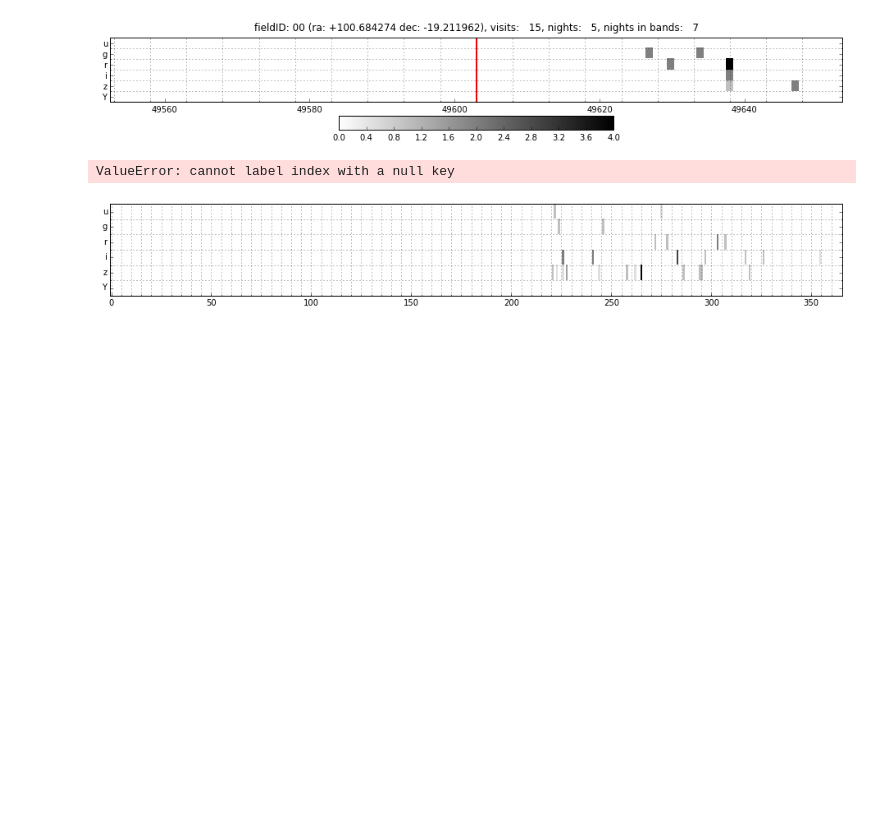
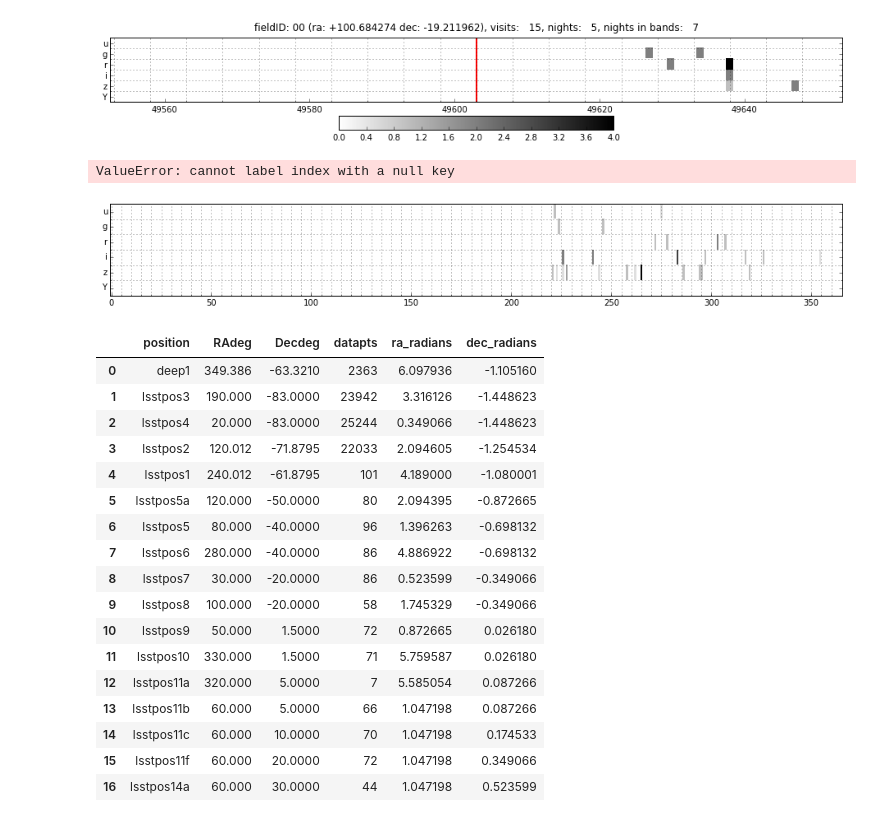
Before and after one commit to rbiswas4/Cadence, a Jupyter notebook: quality/LCInPosns.ipynb, the cells around one changed output. Drawn from its saved outputs; the diff is of its cells as text; code cells hidden in the pictures; blank space fills up the shorter version.

Commit message:
Added in jeonghee's positions 	modified:   LCInPosns.ipynb

```diff
--- a/quality/LCInPosns.ipynb
+++ b/quality/LCInPosns.ipynb
@@ -258,3 +274,24 @@ ValueError: cannot label index with a null key
 [figure]
 # %%
 posns.to_csv('results/PosnList.csv', index=True)
+# %%
+posns
+# %% [output]
+|  | position | RAdeg | Decdeg | datapts | ra_radians | dec_radians |
+| 0 | deep1 | 349.386 | -63.3210 | 2363 | 6.097936 | -1.105160 |
+| 1 | lsstpos3 | 190.000 | -83.0000 | 23942 | 3.316126 | -1.448623 |
+| 2 | lsstpos4 | 20.000 | -83.0000 | 25244 | 0.349066 | -1.448623 |
+| 3 | lsstpos2 | 120.012 | -71.8795 | 22033 | 2.094605 | -1.254534 |
+| 4 | lsstpos1 | 240.012 | -61.8795 | 101 | 4.189000 | -1.080001 |
+| 5 | lsstpos5a | 120.000 | -50.0000 | 80 | 2.094395 | -0.872665 |
+| 6 | lsstpos5 | 80.000 | -40.0000 | 96 | 1.396263 | -0.698132 |
+| 7 | lsstpos6 | 280.000 | -40.0000 | 86 | 4.886922 | -0.698132 |
+| 8 | lsstpos7 | 30.000 | -20.0000 | 86 | 0.523599 | -0.349066 |
+| 9 | lsstpos8 | 100.000 | -20.0000 | 58 | 1.745329 | -0.349066 |
+| 10 | lsstpos9 | 50.000 | 1.5000 | 72 | 0.872665 | 0.026180 |
+| 11 | lsstpos10 | 330.000 | 1.5000 | 71 | 5.759587 | 0.026180 |
+| 12 | lsstpos11a | 320.000 | 5.0000 | 7 | 5.585054 | 0.087266 |
+| 13 | lsstpos11b | 60.000 | 5.0000 | 66 | 1.047198 | 0.087266 |
+| 14 | lsstpos11c | 60.000 | 10.0000 | 70 | 1.047198 | 0.174533 |
+| 15 | lsstpos11f | 60.000 | 20.0000 | 72 | 1.047198 | 0.349066 |
+| 16 | lsstpos14a | 60.000 | 30.0000 | 44 | 1.047198 | 0.523599 |
```
Also changed, not shown: parts of 6 cells of this notebook.
